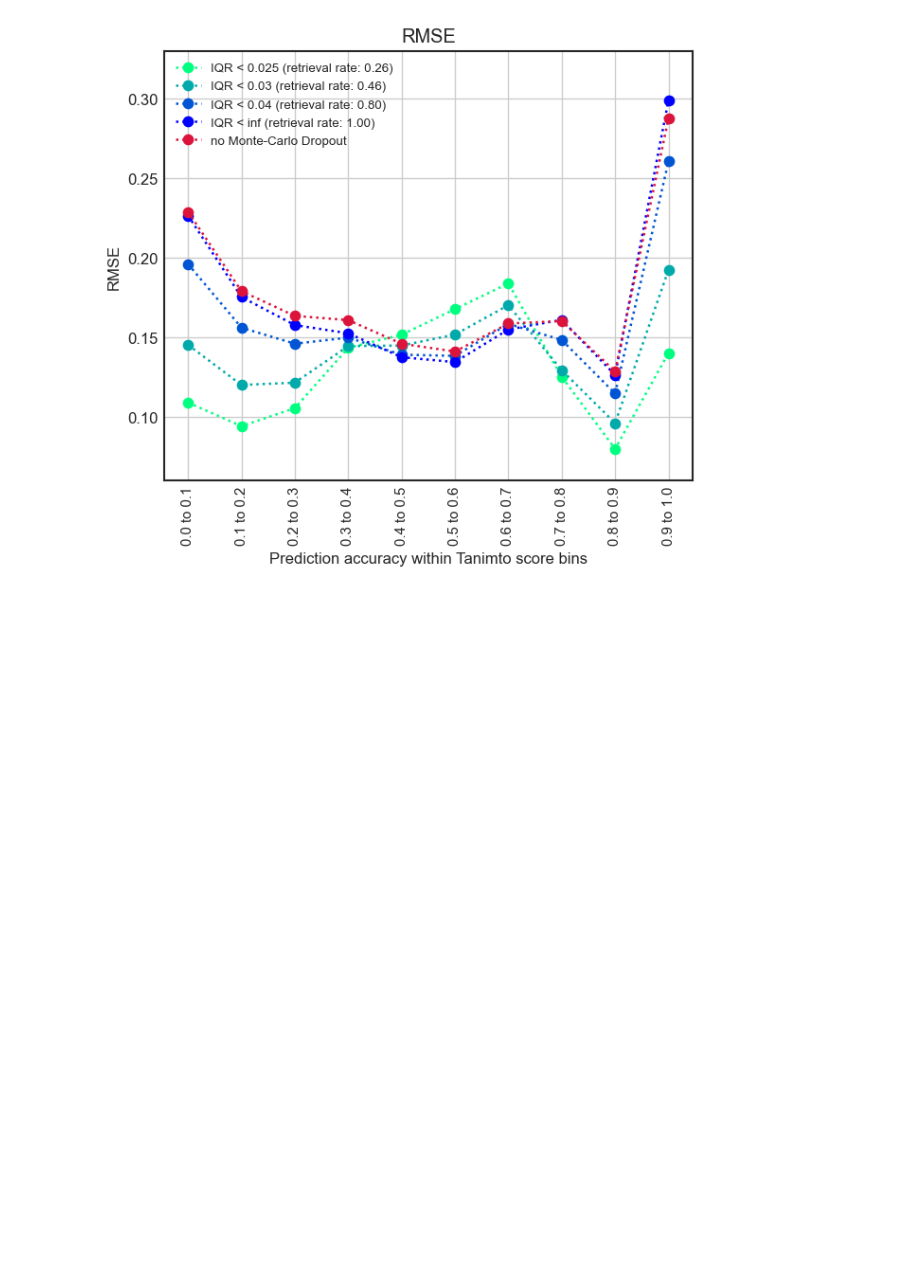
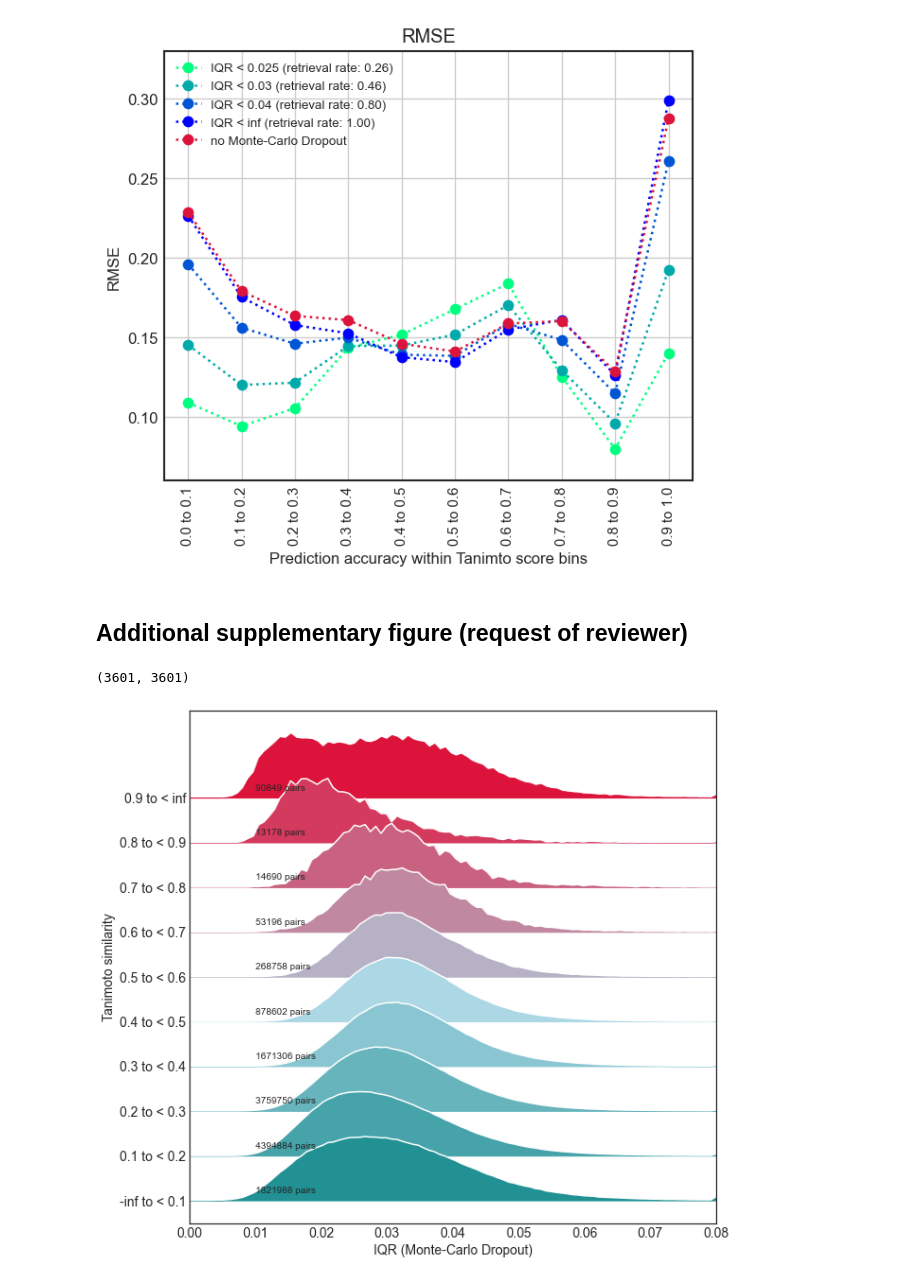
Before and after one commit to matchms/ms2deepscore, a Jupyter notebook: notebooks/MS2DeepScore_evaluate_model_on_testset.ipynb, the cells around one changed output. Drawn from its saved outputs; the diff is of its cells as text; code cells hidden in the pictures; blank space fills up the shorter version.

Commit message:
address reviewer suggestions and add outlook ideas

```diff
--- a/notebooks/MS2DeepScore_evaluate_model_on_testset.ipynb
+++ b/notebooks/MS2DeepScore_evaluate_model_on_testset.ipynb
@@ -761,3 +761,11 @@ plt.xlabel("Prediction accuracy within Tanimto score bins")
 plt.savefig("Monte_Carlo_dropout_medianIQR_20210326-191145_Test_10k_500_500_200.pdf")
 # %% [output]
 [figure]
+# %% [markdown]
+## Additional supplementary figure (request of reviewer)
+# %%
+similarities_test_mc['uncertainty'].shape
+# %% [output]
+(3601, 3601)
+# %%
+scores_ref = tanimoto_df.values[np.ix_(inchikey_idx_test[:], inchikey_idx_test[:])].copy()
@@ -763,0 +864,11 @@ plt.savefig("Monte_Carlo_dropout_medianIQR_20210326-191145_Test_10k_500_500_200.
+# %%
+#from ms2deepscore.plotting import create_histograms_plot
+
+create_histograms_plot(scores_ref, similarities_test_mc['uncertainty'], n_bins=10, hist_resolution=100,
+                       ref_score_name="Tanimoto similarity", compare_score_name="IQR (Monte-Carlo Dropout)",
+                       max_score=0.08, max_score_ref=1)
+
+plt.savefig("supplemental_IQR_distribution_vs_Tanimoto_bins.pdf")
+plt.savefig("supplemental_IQR_distribution_vs_Tanimoto_bins.svg")
+# %% [output]
+[figure, added]
```
Also changed, not shown: parts of 19 cells of this notebook.
